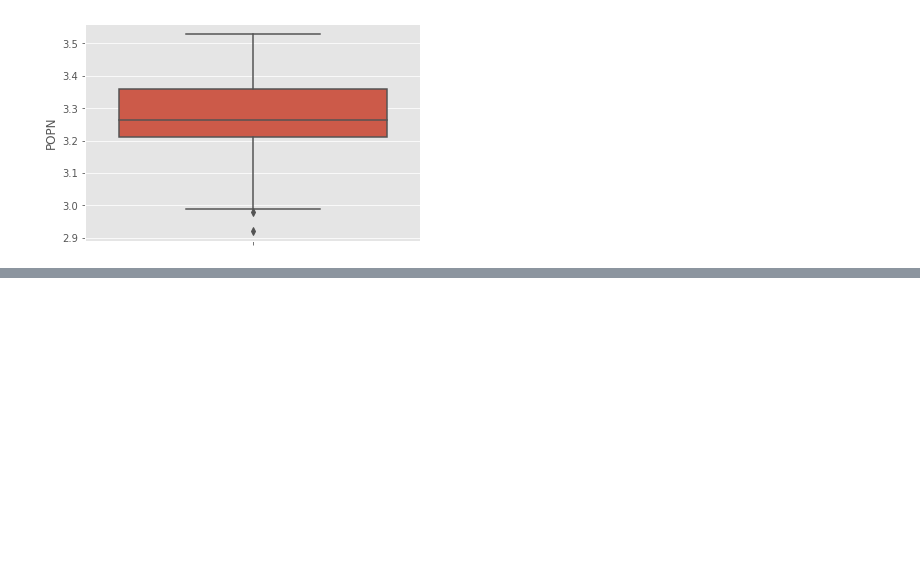
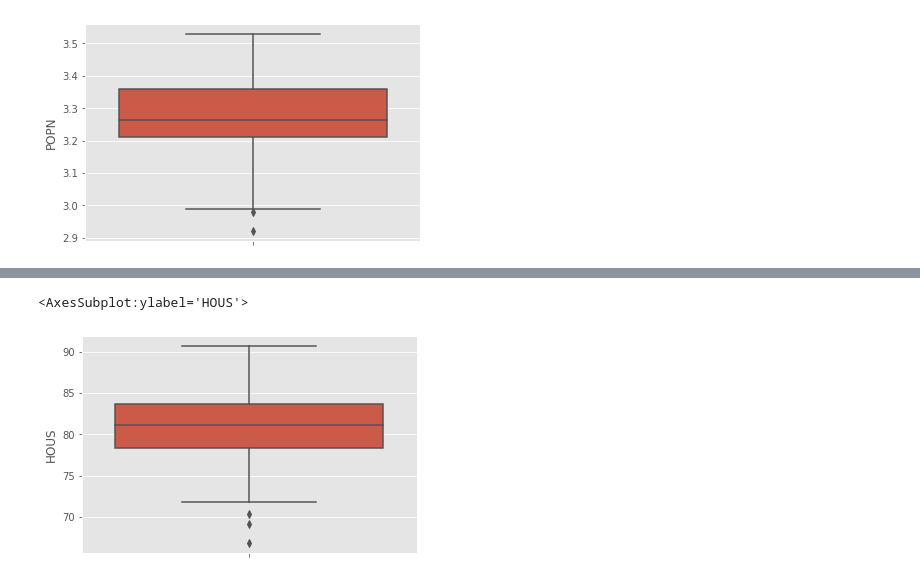
Before and after one commit to joorter/Affirmations, a Jupyter notebook: Parte1_AED_Pollution_v2_boxsplots.ipynb, the cells around one changed output, grey strips where cells are left out. Cells and saved outputs as stored; diff of their text form; code cells hidden in the pictures; blank space fills up the shorter version.

```diff
--- a/Parte1_AED_Pollution_v2_boxsplots.ipynb
+++ b/Parte1_AED_Pollution_v2_boxsplots.ipynb
@@ -298,0 +302,5 @@ sns.boxplot(y='POPN',data=df_pollution)
+# %%
+sns.boxplot(y='HOUS',data=df_pollution)
+# %% [output]
+<AxesSubplot:ylabel='HOUS'>
+[figure, added]
```
Also changed, not shown: parts of 11 cells of this notebook.
